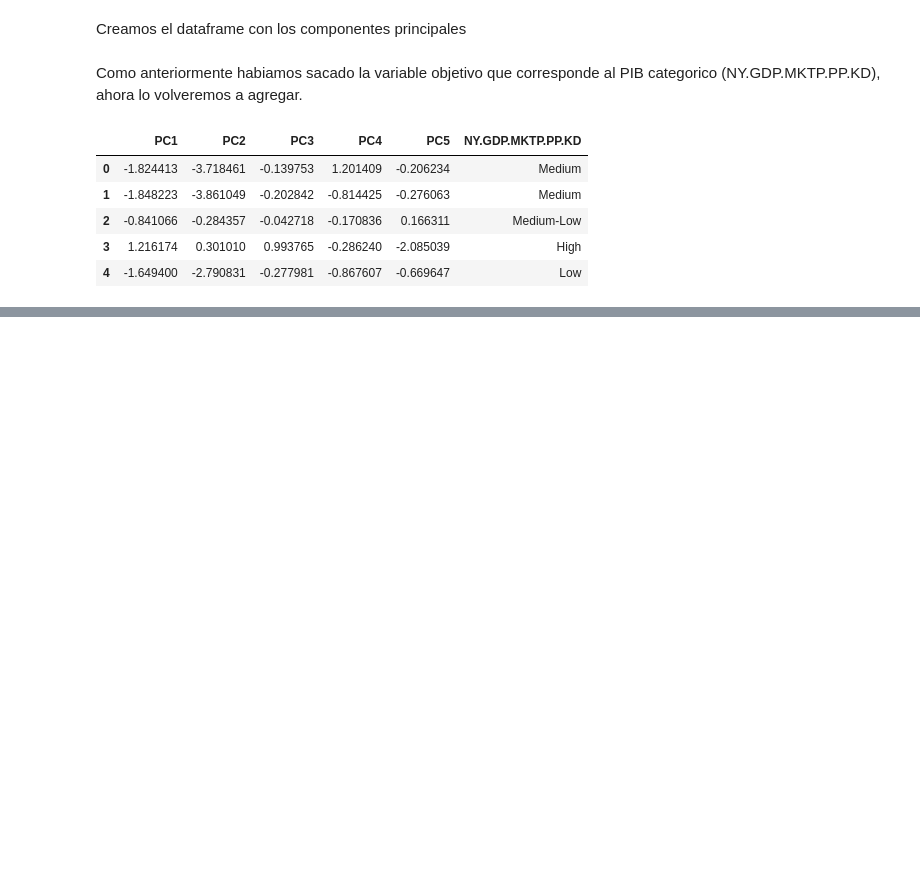
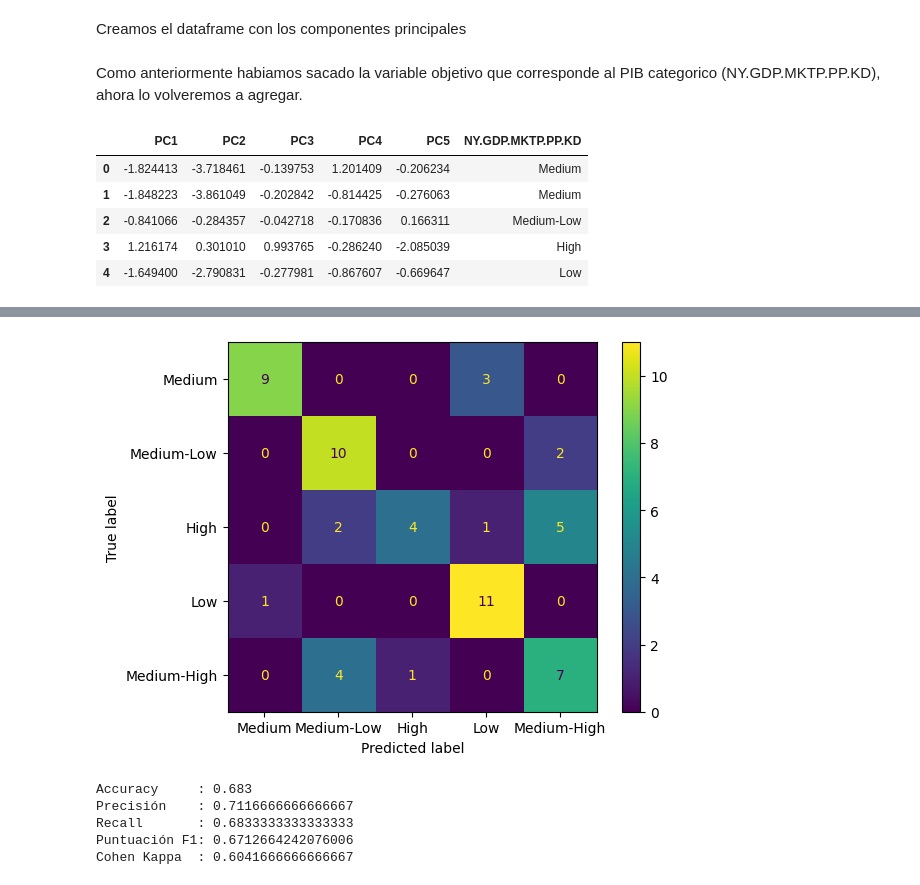
Before and after one commit to isidoraperez2-gif/Portafolio, a Jupyter notebook: Examen_Word_Bank.ipynb, the cells around one changed output, grey strips where cells are left out. Drawn from its saved outputs; the diff is of its cells as text; code cells hidden in the pictures; blank space fills up the shorter version.

```diff
--- a/Examen_Word_Bank.ipynb
+++ b/Examen_Word_Bank.ipynb
@@ -599,0 +762,19 @@ df_pca.head()
+# %%
+#@title Generar predicciones a datos de test
+y_test_pred = tree_clf.predict(X_test)
+# %%
+#@title Generar matriz de confusión
+cm = confusion_matrix(y_test, y_test_pred)
+ConfusionMatrixDisplay(cm, display_labels=['Medium', 'Medium-Low', 'High', 'Low', 'Medium-High']).plot()
+plt.show()
+# %% [output]
+[figure, added]
+# %%
+#@title Mostrar métricas
+fn_metricas_clasificacion(y_test, y_test_pred)
+# %% [output]
+Accuracy     : 0.683
+Precisión    : 0.7116666666666667
+Recall       : 0.6833333333333333
+Puntuación F1: 0.6712664242076006
+Cohen Kappa  : 0.6041666666666667
```
Also changed, not shown: parts of 45 cells of this notebook.
